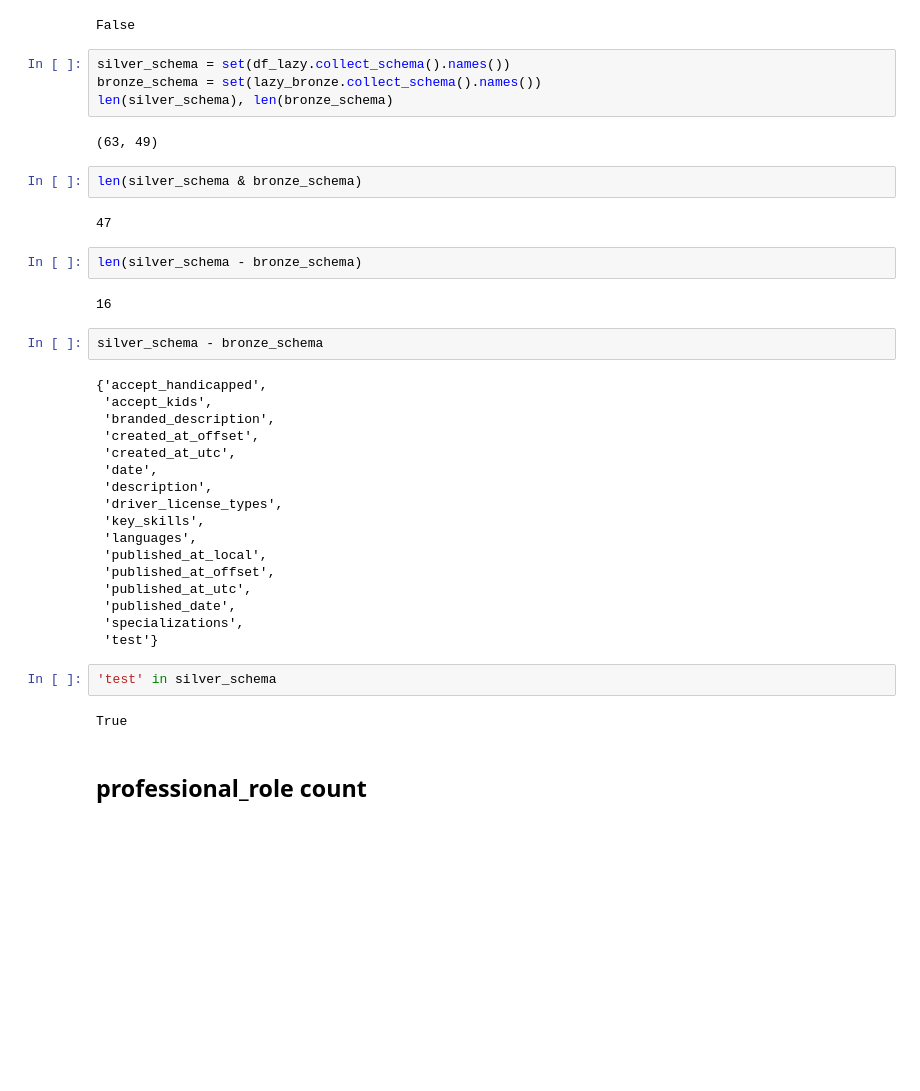
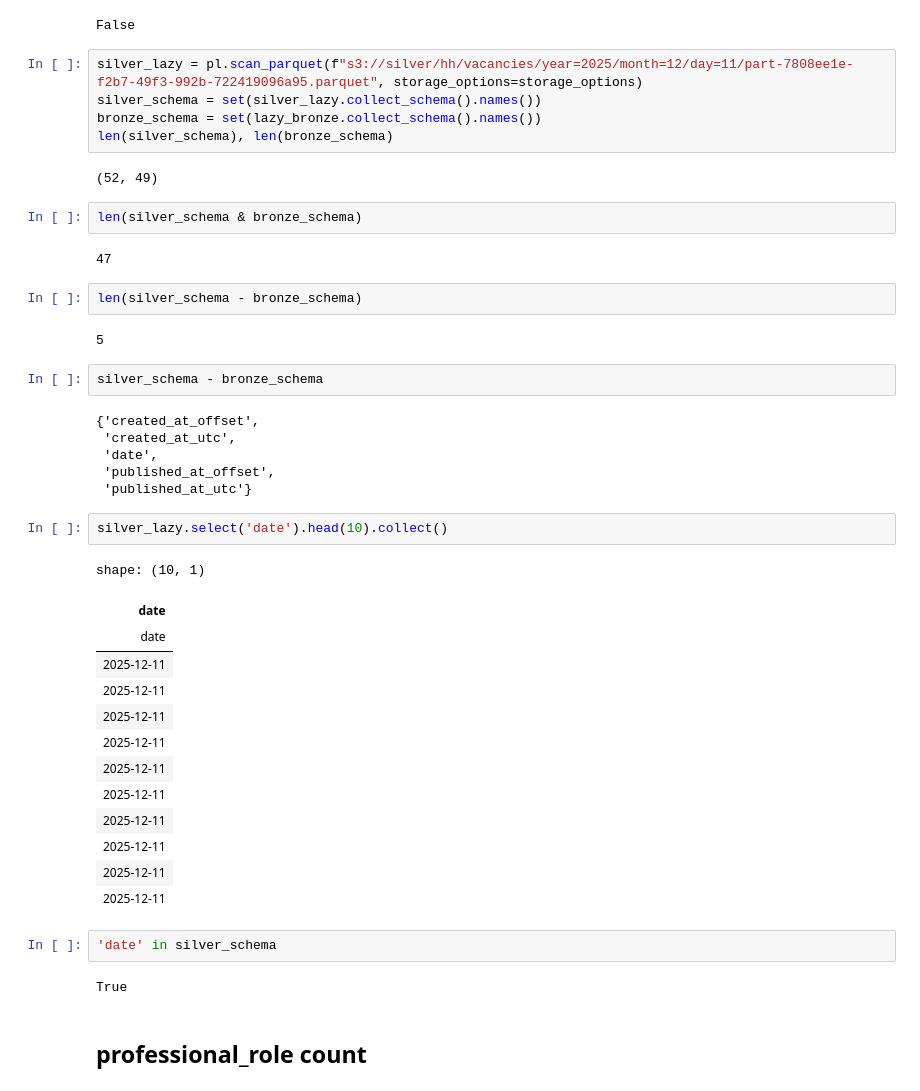
Before and after one commit to lusm554/skill-lens, a Jupyter notebook: airflow/check_silver_hh_loader.ipynb, the cells around one changed output. Saved outputs shown, nothing was run; the diff lists cells and outputs as text; blank space fills up the shorter version.

```diff
--- a/airflow/check_silver_hh_loader.ipynb
+++ b/airflow/check_silver_hh_loader.ipynb
@@ -249,11 +265,12 @@ lazy_bronze = pl.scan_ndjson(s3path, storage_options=storage_options, infer_sche
 # %% [output]
 False
 # %%
-silver_schema = set(df_lazy.collect_schema().names())
+silver_lazy = pl.scan_parquet(f"s3://silver/hh/vacancies/year=2025/month=12/day=11/part-7808ee1e-f2b7-49f3-992b-722419096a95.parquet", storage_options=storage_options)
+silver_schema = set(silver_lazy.collect_schema().names())
 bronze_schema = set(lazy_bronze.collect_schema().names())
 len(silver_schema), len(bronze_schema)
 # %% [output]
-(63, 49)
+(52, 49)
 # %%
 len(silver_schema & bronze_schema)
 # %% [output]
@@ -261,30 +278,35 @@ len(silver_schema & bronze_schema)
 # %%
 len(silver_schema - bronze_schema)
 # %% [output]
-16
+5
 # %%
 silver_schema - bronze_schema
 # %% [output]
-{'accept_handicapped',
- 'accept_kids',
- 'branded_description',
- 'created_at_offset',
+{'created_at_offset',
  'created_at_utc',
  'date',
- 'description',
- 'driver_license_types',
- 'key_skills',
- 'languages',
- 'published_at_local',
  'published_at_offset',
- 'published_at_utc',
- 'published_date',
- 'specializations',
- 'test'}
+ 'published_at_utc'}
-# %%
-'test' in silver_schema
-# %% [output]
-True
+# %%
+silver_lazy.select('date').head(10).collect()
+# %% [output]
+shape: (10, 1)
+| date |
+| date |
+| 2025-12-11 |
+| 2025-12-11 |
+| 2025-12-11 |
+| 2025-12-11 |
+| 2025-12-11 |
+| 2025-12-11 |
+| 2025-12-11 |
+| 2025-12-11 |
+| 2025-12-11 |
+| 2025-12-11 |
+# %%
+'date' in silver_schema
+# %% [output]
+True
 # %% [markdown]
 ## professional_role count
 # %%
```
Also changed, not shown: parts of 11 cells of this notebook, 1 other file.
